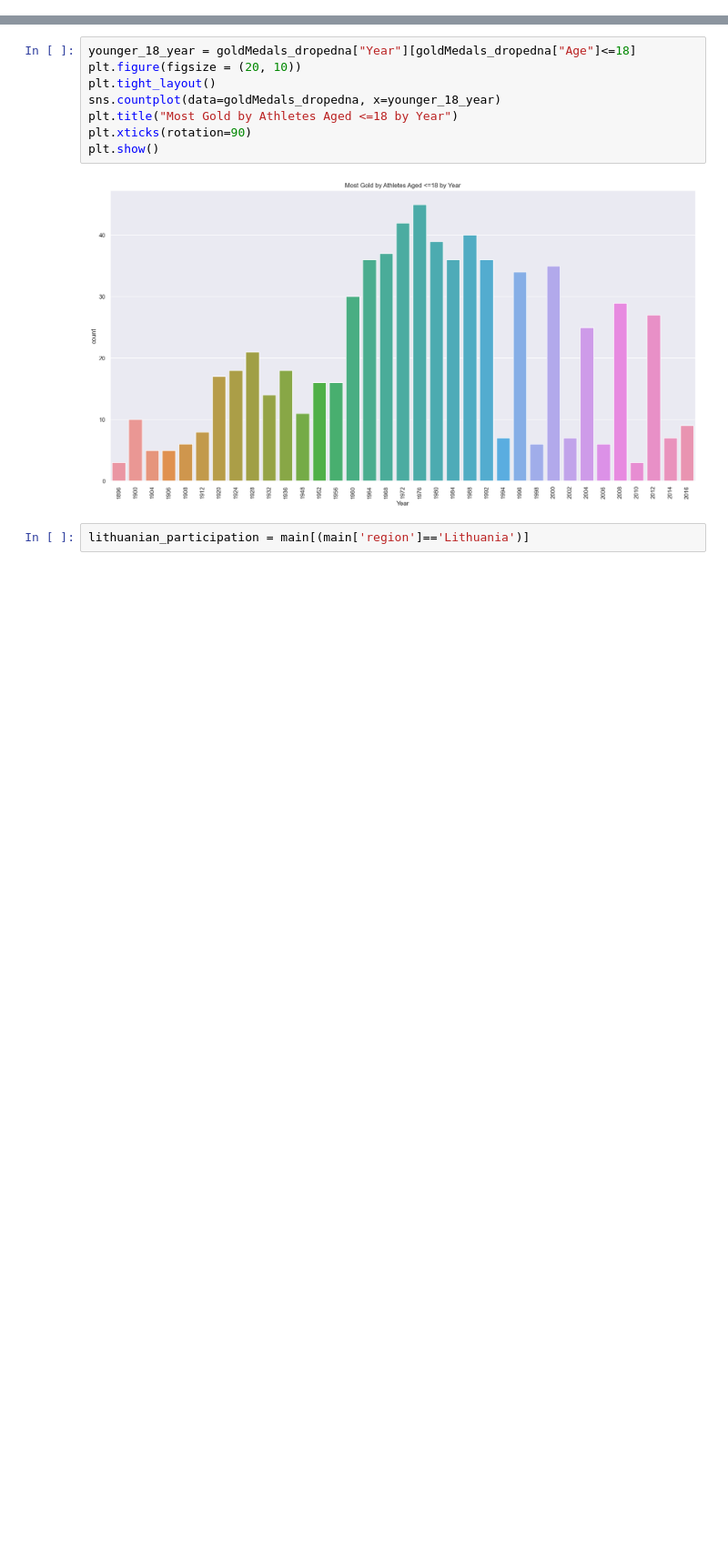
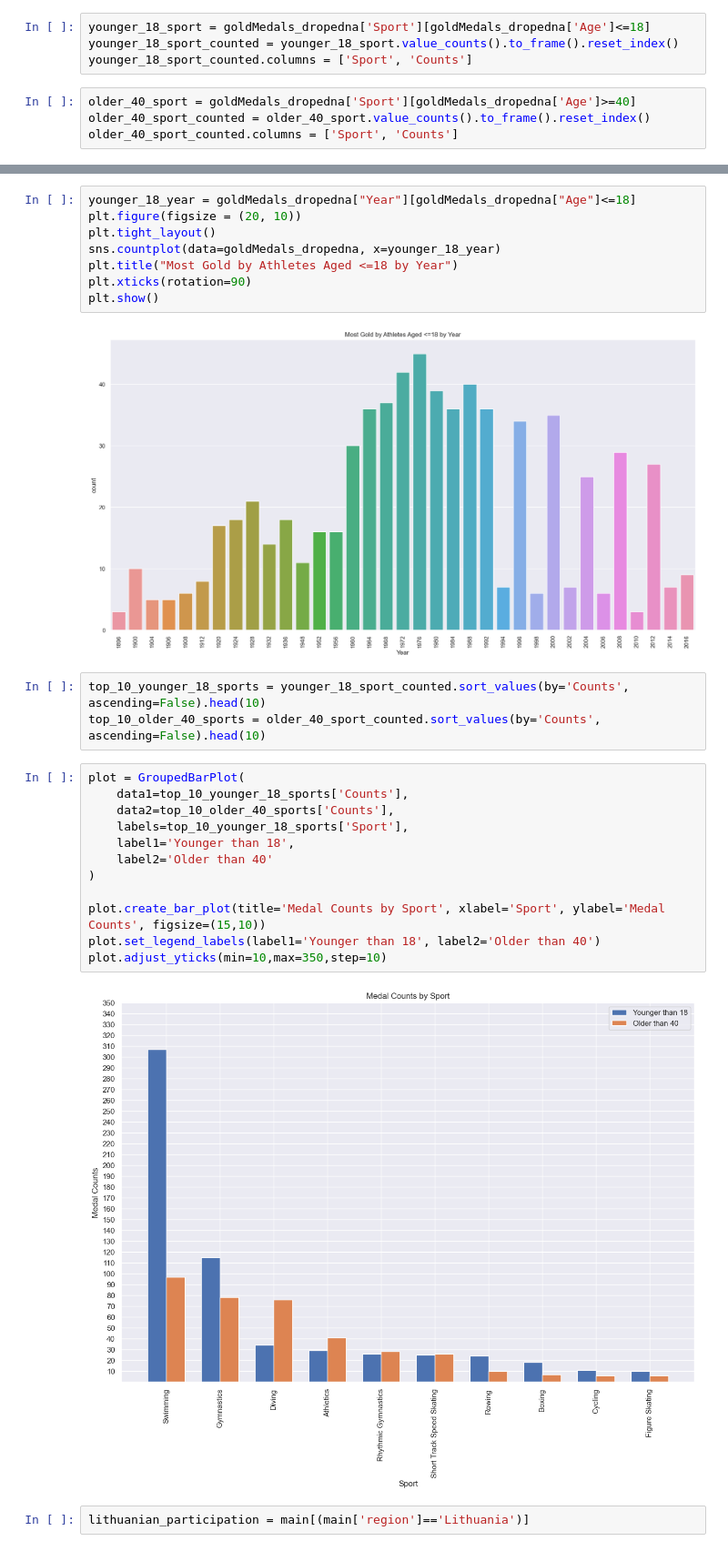
Before and after one commit to kilciukas/Olympic_dataset_exploration, a Jupyter notebook: Notebook_v2/Olimpines_notebook_v2.ipynb, the cells around one changed output, grey strips where cells are left out. Shown at 91% size. Cells and saved outputs as stored; diff of their text form; blank space fills up the shorter version.

```diff
--- a/Notebook_v2/Olimpines_notebook_v2.ipynb
+++ b/Notebook_v2/Olimpines_notebook_v2.ipynb
@@ -494,6 +491,14 @@ average_age_winter_plot.regline()
 [figure]
 # %%
 younger_18 = (goldMedals_dropedna["Age"] <= 18).sum()
+# %%
+younger_18_sport = goldMedals_dropedna['Sport'][goldMedals_dropedna['Age']<=18]
+younger_18_sport_counted = younger_18_sport.value_counts().to_frame().reset_index()
+younger_18_sport_counted.columns = ['Sport', 'Counts']
+# %%
+older_40_sport = goldMedals_dropedna['Sport'][goldMedals_dropedna['Age']>=40]
+older_40_sport_counted = older_40_sport.value_counts().to_frame().reset_index()
+older_40_sport_counted.columns = ['Sport', 'Counts']
 # %%
 younger_18_sport = goldMedals_dropedna['Sport'][goldMedals_dropedna['Age']<=18]
 plt.figure(figsize = (15, 5))
@@ -514,6 +519,23 @@ plt.xticks(rotation=90)
 plt.show()
 # %% [output]
 [figure]
+# %%
+top_10_younger_18_sports = younger_18_sport_counted.sort_values(by='Counts', ascending=False).head(10)
+top_10_older_40_sports = older_40_sport_counted.sort_values(by='Counts', ascending=False).head(10)
+# %%
+plot = GroupedBarPlot(
+    data1=top_10_younger_18_sports['Counts'],
+    data2=top_10_older_40_sports['Counts'],
+    labels=top_10_younger_18_sports['Sport'],
+    label1='Younger than 18',
+    label2='Older than 40'
+)
+
+plot.create_bar_plot(title='Medal Counts by Sport', xlabel='Sport', ylabel='Medal Counts', figsize=(15,10))
+plot.set_legend_labels(label1='Younger than 18', label2='Older than 40')
+plot.adjust_yticks(min=10,max=350,step=10)
+# %% [output]
+[figure, added]
 # %%
 lithuanian_participation = main[(main['region']=='Lithuania')]
 # %%
```
Also changed, not shown: parts of 16 cells of this notebook, 1 other file.
